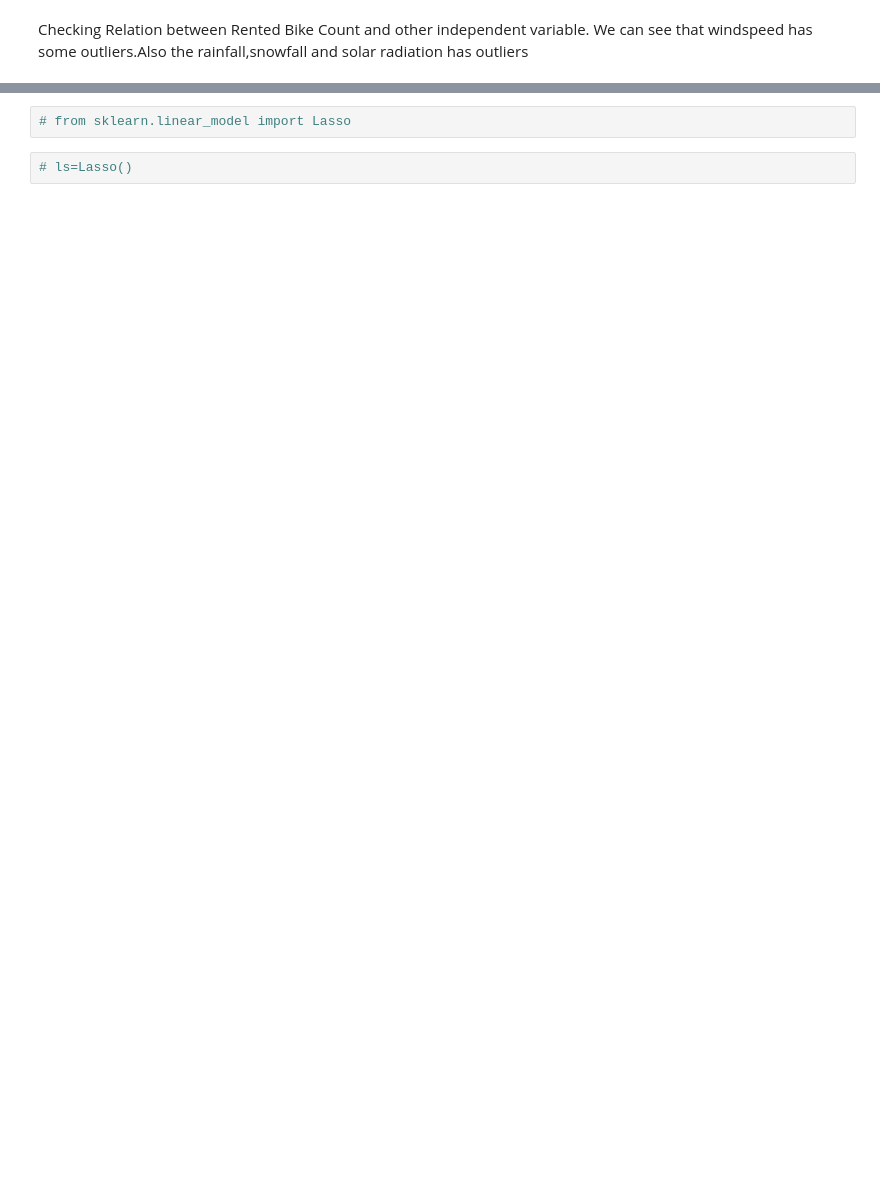
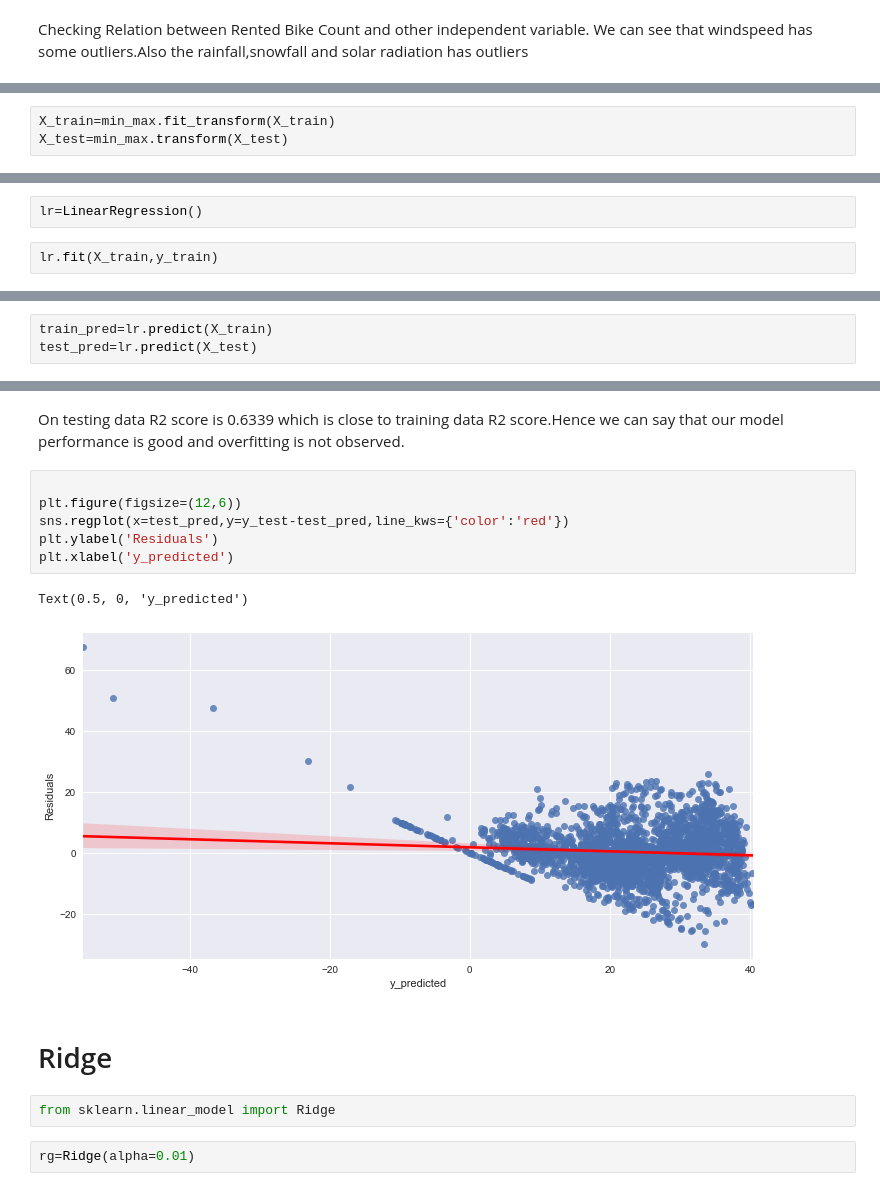
Before and after one commit to rohitmadame/Bike_Sharing_Prediction, a Jupyter notebook: Bike sharing prediction.ipynb, the cells around one changed output, grey strips where cells are left out. Cells and saved outputs as stored; diff of their text form; blank space fills up the shorter version.

```diff
--- a/Bike sharing prediction.ipynb
+++ b/Bike sharing prediction.ipynb
@@ -209,0 +371,3 @@ df
+# %%
+X_train=min_max.fit_transform(X_train)
+X_test=min_max.transform(X_test)
@@ -209,0 +378,4 @@ df
+# %%
+lr=LinearRegression()
+# %%
+lr.fit(X_train,y_train)
@@ -209,0 +401,3 @@ df
+# %%
+train_pred=lr.predict(X_train)
+test_pred=lr.predict(X_test)
@@ -210,5 +458,18 @@ df
+# %% [markdown]
+On testing data R2 score is 0.6339 which is close to training data R2 score.Hence we can say that our model performance is good and overfitting is not observed.
+# %%
+
+plt.figure(figsize=(12,6))
+sns.regplot(x=test_pred,y=y_test-test_pred,line_kws={'color':'red'})
+plt.ylabel('Residuals')
+plt.xlabel('y_predicted')
+# %% [output]
+Text(0.5, 0, 'y_predicted')
+[figure, added]
+# %% [markdown]
+# Ridge
 # %%
-# from sklearn.linear_model import Lasso
+from sklearn.linear_model import Ridge
 # %%
-# ls=Lasso()
+rg=Ridge(alpha=0.01)
 # %%
```
Also changed, not shown: parts of 98 cells of this notebook.
